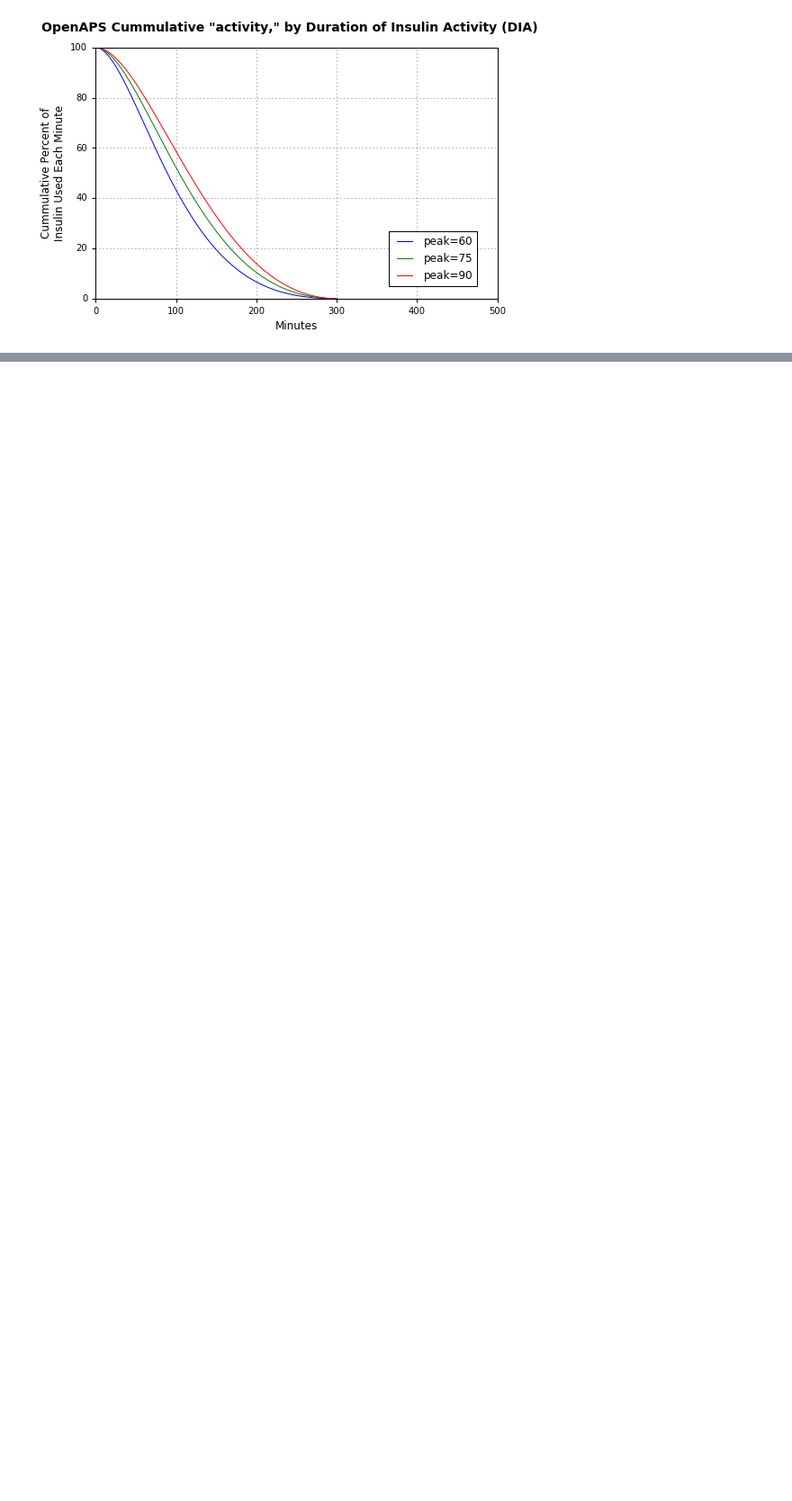
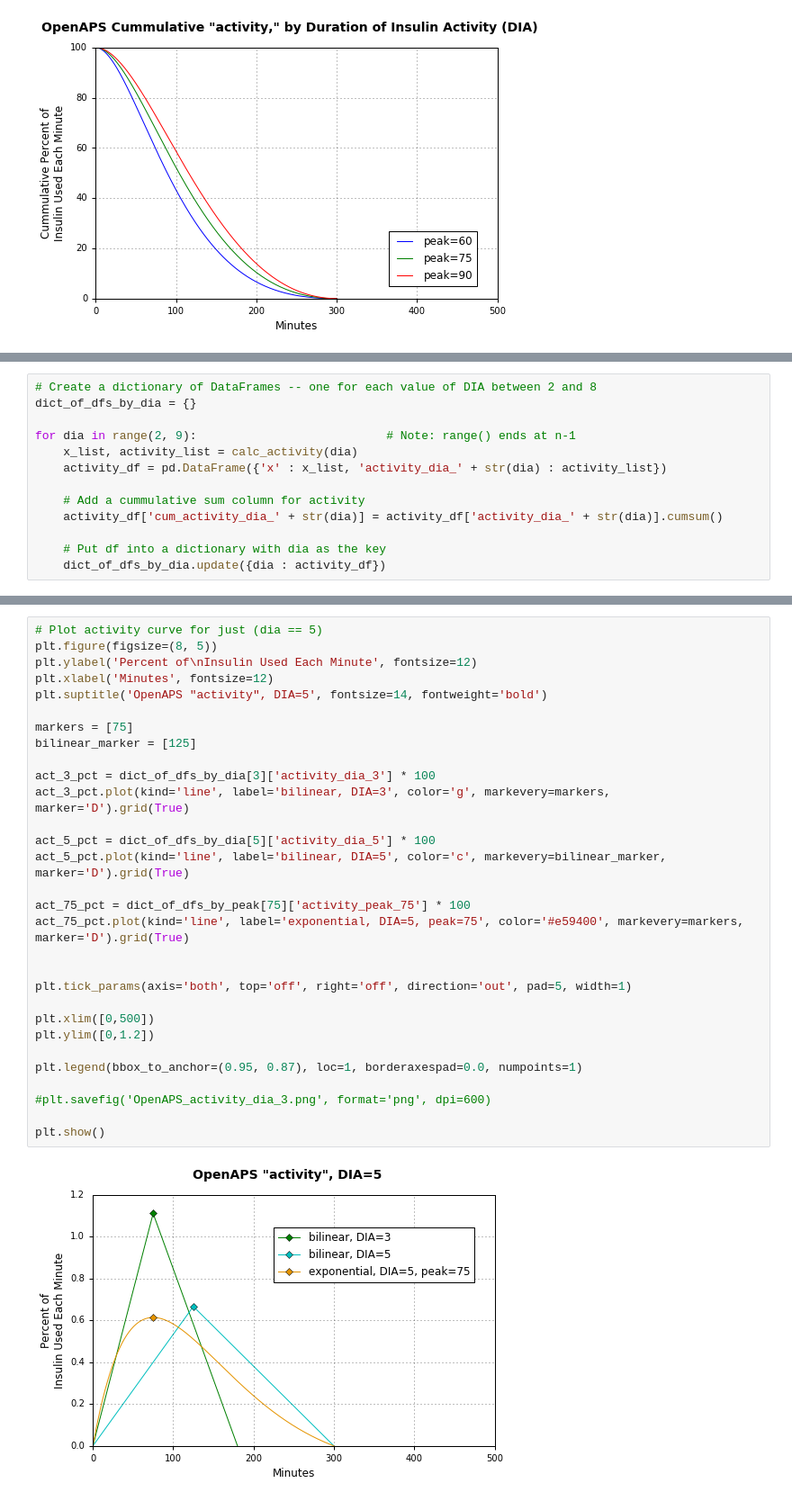
Before and after one commit to Nightscou2018/Replicate-OpenAPS-IOB-calcs, a Jupyter notebook: notebooks/OpenAPS_exponential_insulin_activity_and_IOB_calculations.ipynb, the cells around one changed output, grey strips where cells are left out. Shown: that part at 90% size. Saved outputs shown, nothing was run; the diff lists cells and outputs as text; blank space fills up the shorter version.

Commit message:
first round of adding in bilinear curves for direct comparison

```diff
--- a/notebooks/OpenAPS_exponential_insulin_activity_and_IOB_calculations.ipynb
+++ b/notebooks/OpenAPS_exponential_insulin_activity_and_IOB_calculations.ipynb
@@ -239,0 +272,13 @@ plt.show()
+# %%
+# Create a dictionary of DataFrames -- one for each value of DIA between 2 and 8
+dict_of_dfs_by_dia = {}
+
+for dia in range(2, 9):                           # Note: range() ends at n-1
+    x_list, activity_list = calc_activity(dia)
+    activity_df = pd.DataFrame({'x' : x_list, 'activity_dia_' + str(dia) : activity_list})
+
+    # Add a cummulative sum column for activity
+    activity_df['cum_activity_dia_' + str(dia)] = activity_df['activity_dia_' + str(dia)].cumsum()
+
+    # Put df into a dictionary with dia as the key
+    dict_of_dfs_by_dia.update({dia : activity_df})
@@ -239,0 +305,32 @@ plt.show()
+# %%
+# Plot activity curve for just (dia == 5)
+plt.figure(figsize=(8, 5))
+plt.ylabel('Percent of\nInsulin Used Each Minute', fontsize=12)
+plt.xlabel('Minutes', fontsize=12)
+plt.suptitle('OpenAPS "activity", DIA=5', fontsize=14, fontweight='bold')
+
+markers = [75]
+bilinear_marker = [125]
+
+act_3_pct = dict_of_dfs_by_dia[3]['activity_dia_3'] * 100
+act_3_pct.plot(kind='line', label='bilinear, DIA=3', color='g', markevery=markers, marker='D').grid(True)
+
+act_5_pct = dict_of_dfs_by_dia[5]['activity_dia_5'] * 100
+act_5_pct.plot(kind='line', label='bilinear, DIA=5', color='c', markevery=bilinear_marker, marker='D').grid(True)
+
+act_75_pct = dict_of_dfs_by_peak[75]['activity_peak_75'] * 100
+act_75_pct.plot(kind='line', label='exponential, DIA=5, peak=75', color='#e59400', markevery=markers, marker='D').grid(True)
+
+
+plt.tick_params(axis='both', top='off', right='off', direction='out', pad=5, width=1)
+
+plt.xlim([0,500])
+plt.ylim([0,1.2])
+
+plt.legend(bbox_to_anchor=(0.95, 0.87), loc=1, borderaxespad=0.0, numpoints=1)
+
+#plt.savefig('OpenAPS_activity_dia_3.png', format='png', dpi=600)
+
+plt.show()
+# %% [output]
+[figure, added]
```
Also changed, not shown: parts of 15 cells of this notebook.
